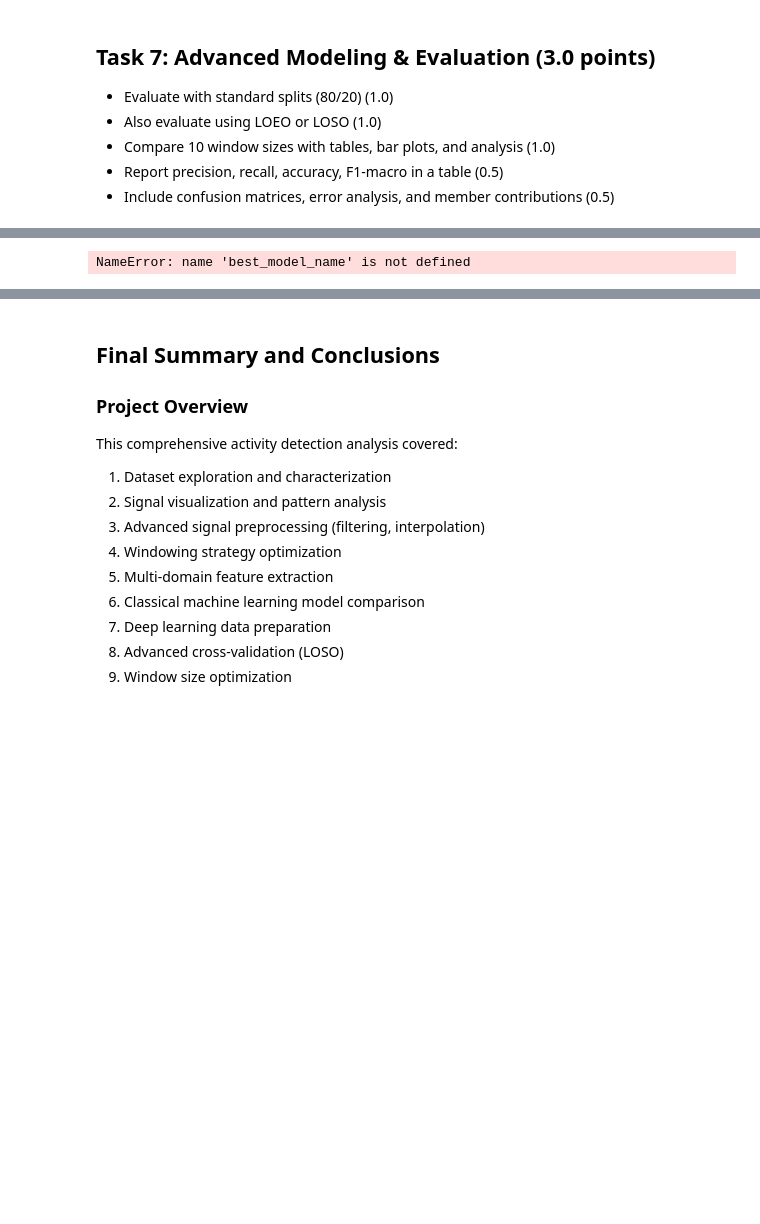
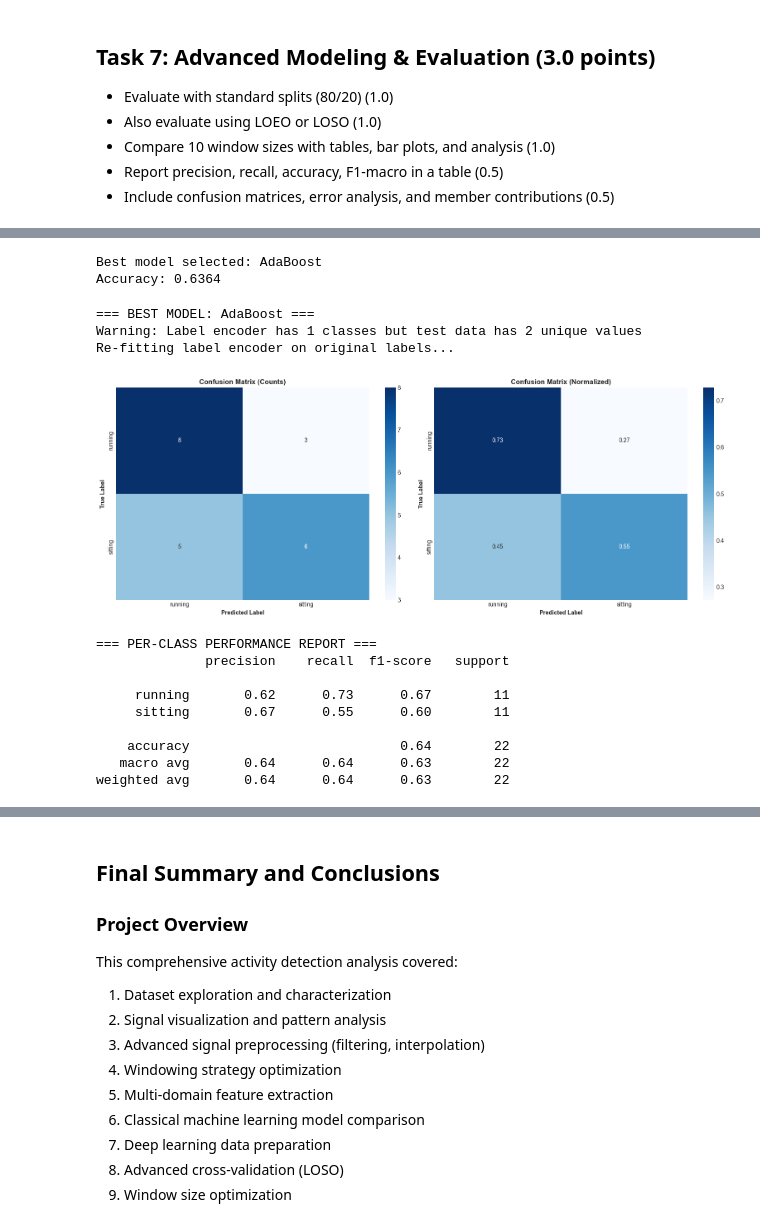
Before and after one commit to aneeshramanathan/CS156Project, a Jupyter notebook: activity_detection_analysis.ipynb, the cells around one changed output, grey strips where cells are left out. Cells and saved outputs as stored; diff of their text form; code cells hidden in the pictures; blank space fills up the shorter version.

```diff
--- a/activity_detection_analysis.ipynb
+++ b/activity_detection_analysis.ipynb
@@ -1765,5 +1751,16 @@ print(f"  F1-Score: {best_window['F1-Score']:.4f}")
 Best window size: 25 samples (0.50s)
   F1-Score: 1.0000
+# %%
+# Get the best performing model from results_df
+best_idx = results_df['Accuracy'].idxmax()
+best_model_name = results_df.loc[best_idx, 'Model']
+best_model = models[best_model_name]
+
+print(f"Best model selected: {best_model_name}")
+print(f"Accuracy: {results_df.loc[best_idx, 'Accuracy']:.4f}")
+# %% [output]
+Best model selected: AdaBoost
+Accuracy: 0.6364
 # %%
 # Confusion Matrix for best model
 from sklearn.metrics import confusion_matrix
@@ -1771,14 +1768,29 @@ import seaborn as sns
 
 print(f"\n=== BEST MODEL: {best_model_name} ===")
 
-y_pred_best = np.argmax(best_model.predict(X_test, verbose=0), axis=1)
+y_pred_best = best_model.predict(X_test)
 
 # Compute confusion matrix
 cm = confusion_matrix(y_test, y_pred_best)
 
 # Get actual class names present in the data
 unique_classes_in_test = np.unique(np.concatenate([y_test, y_pred_best]))
-class_names_filtered = le.classes_[unique_classes_in_test]
+
+# Use the label encoder from the training data (cell 25)
+# Since y_test and y_pred_best are encoded, we need to get the original class names
+# Make sure we're using the correct label encoder
+from sklearn.preprocessing import LabelEncoder
+
+# Re-create or verify we have the right encoder with all classes
+if len(le.classes_) != len(unique_classes_in_test):
+    print(f"Warning: Label encoder has {len(le.classes_)} classes but test data has {len(unique_classes_in_test)} unique values")
+    print(f"Re-fitting label encoder on original labels...")
+    # Get original labels from features_df
+    le_temp = LabelEncoder()
+    le_temp.fit(features_df['label'])
+    class_names_filtered = le_temp.classes_[unique_classes_in_test]
+else:
+    class_names_filtered = le.classes_[unique_classes_in_test]
 
 # Normalize confusion matrix
 cm_normalized = cm.astype('float') / cm.sum(axis=1)[:, np.newaxis]
@@ -1787,34 +1799,46 @@ cm_normalized = cm.astype('float') / cm.sum(axis=1)[:, np.newaxis]
 fig, axes = plt.subplots(1, 2, figsize=(16, 6))
 
 # Raw counts
 sns.heatmap(cm, annot=True, fmt='d', cmap='Blues',
             xticklabels=class_names_filtered, yticklabels=class_names_filtered, ax=axes[0])
 axes[0].set_xlabel('Predicted Label', fontweight='bold')
 axes[0].set_ylabel('True Label', fontweight='bold')
 axes[0].set_title('Confusion Matrix (Counts)', fontsize=12, fontweight='bold')
 
 # Normalized
 sns.heatmap(cm_normalized, annot=True, fmt='.2f', cmap='Blues',
             xticklabels=class_names_filtered, yticklabels=class_names_filtered, ax=axes[1])
 axes[1].set_xlabel('Predicted Label', fontweight='bold')
 axes[1].set_ylabel('True Label', fontweight='bold')
 axes[1].set_title('Confusion Matrix (Normalized)', fontsize=12, fontweight='bold')
 
 plt.tight_layout()
 plt.savefig('task7_confusion_matrix.png', dpi=150, bbox_inches='tight')
 plt.show()
 
 # Per-class performance
 from sklearn.metrics import classification_report
 
 print("\n=== PER-CLASS PERFORMANCE REPORT ===")
 # Use labels parameter to specify which classes to report
 print(classification_report(y_test, y_pred_best,
                           labels=unique_classes_in_test,
                           target_names=class_names_filtered,
                           zero_division=0))
 # %% [output]
-NameError: name 'best_model_name' is not defined
+=== BEST MODEL: AdaBoost ===
+Warning: Label encoder has 1 classes but test data has 2 unique values
+Re-fitting label encoder on original labels...
+[figure, added]
+=== PER-CLASS PERFORMANCE REPORT ===
+              precision    recall  f1-score   support
+
+     running       0.62      0.73      0.67        11
+     sitting       0.67      0.55      0.60        11
+
+    accuracy                           0.64        22
+   macro avg       0.64      0.64      0.63        22
+weighted avg       0.64      0.64      0.63        22
 # %%
 # Error Analysis
 print("\n=== ERROR ANALYSIS ===")
```
Also changed, not shown: parts of 20 cells of this notebook.
